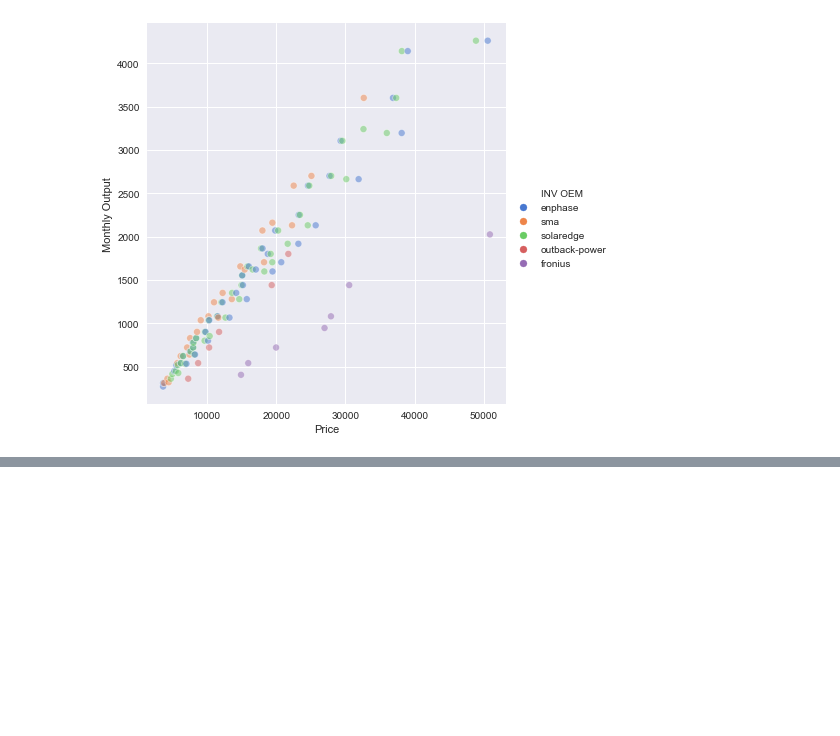
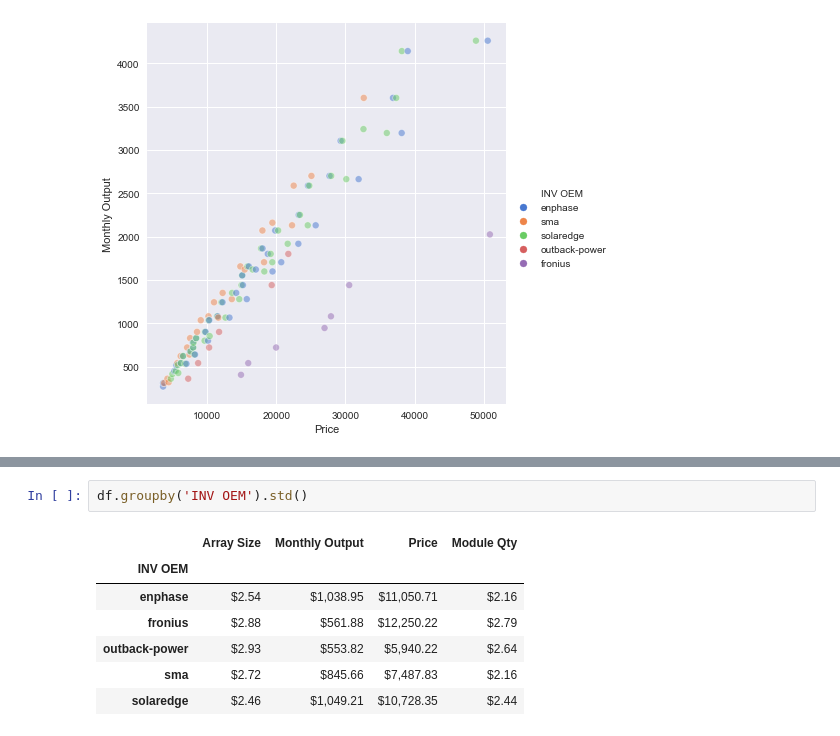
Before and after one commit to tahentx/gridshift, a Jupyter notebook: hardwarecosts.ipynb, the cells around one changed output, grey strips where cells are left out. Saved outputs shown, nothing was run; the diff lists cells and outputs as text; blank space fills up the shorter version.

```diff
--- a/hardwarecosts.ipynb
+++ b/hardwarecosts.ipynb
@@ -218,0 +258,10 @@ dtype: object
+# %%
+df.groupby('INV OEM').std()
+# %% [output]
+|  | Array Size | Monthly Output | Price | Module Qty |
+| INV OEM |  |  |  |  |
+| enphase | $2.54 | $1,038.95 | $11,050.71 | $2.16 |
+| fronius | $2.88 | $561.88 | $12,250.22 | $2.79 |
+| outback-power | $2.93 | $553.82 | $5,940.22 | $2.64 |
+| sma | $2.72 | $845.66 | $7,487.83 | $2.16 |
+| solaredge | $2.46 | $1,049.21 | $10,728.35 | $2.44 |
```
Also changed, not shown: parts of 11 cells of this notebook.
